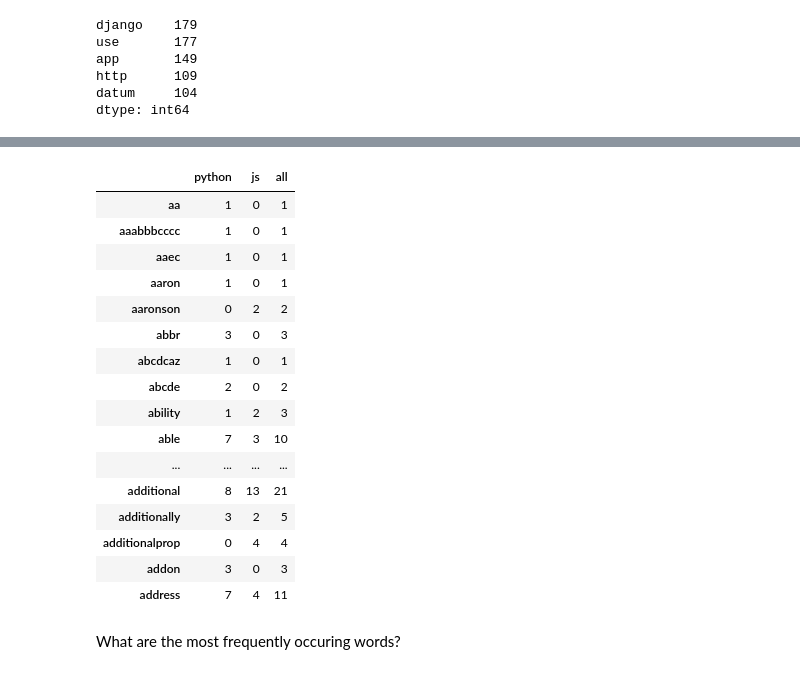
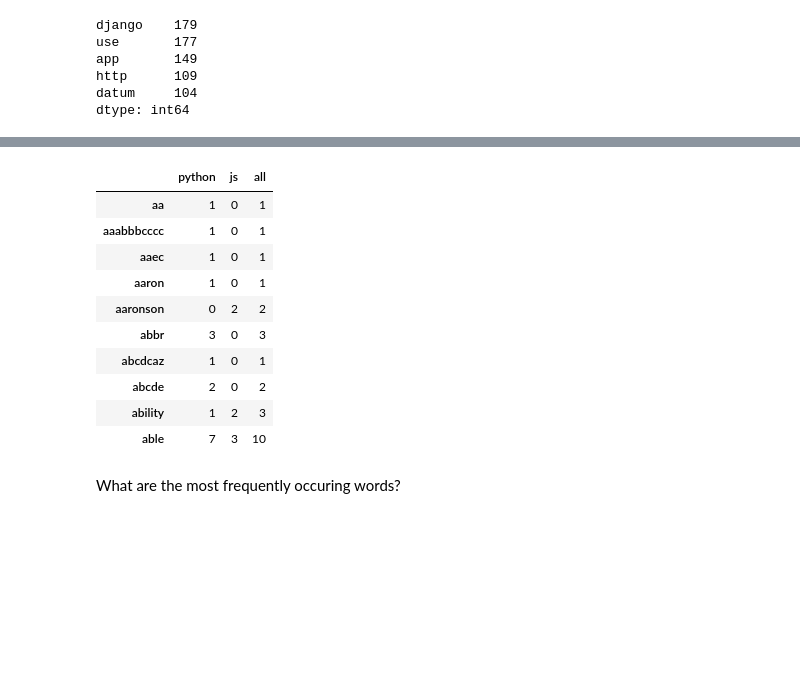
Before and after one commit to dd-jason-chad/nlp_project, a Jupyter notebook: chad-project.ipynb, the cells around one changed output, grey strips where cells are left out. Saved outputs shown, nothing was run; the diff lists cells and outputs as text; code cells hidden in the pictures; blank space fills up the shorter version.

```diff
--- a/chad-project.ipynb
+++ b/chad-project.ipynb
@@ -368,28 +420,22 @@ print(js_freq.shape)
 # %%
 word_counts = (pd.concat([python_freq, js_freq, all_freq], axis=1, sort=True)
                 .set_axis(['python', 'js', 'all'], axis=1, inplace=False)
                 .fillna(0)
                 .apply(lambda s: s.astype(int)))
 
-word_counts.head(50)
+word_counts.head(10)
 # %% [output]
 |  | python | js | all |
 | aa | 1 | 0 | 1 |
 | aaabbbcccc | 1 | 0 | 1 |
 | aaec | 1 | 0 | 1 |
 | aaron | 1 | 0 | 1 |
 | aaronson | 0 | 2 | 2 |
 | abbr | 3 | 0 | 3 |
 | abcdcaz | 1 | 0 | 1 |
 | abcde | 2 | 0 | 2 |
 | ability | 1 | 2 | 3 |
 | able | 7 | 3 | 10 |
-| ... | ... | ... | ... |
-| additional | 8 | 13 | 21 |
-| additionally | 3 | 2 | 5 |
-| additionalprop | 0 | 4 | 4 |
-| addon | 3 | 0 | 3 |
-| address | 7 | 4 | 11 |
 # %% [markdown]
 What are the most frequently occuring words?
 # %%
```
Also changed, not shown: parts of 22 cells of this notebook.
